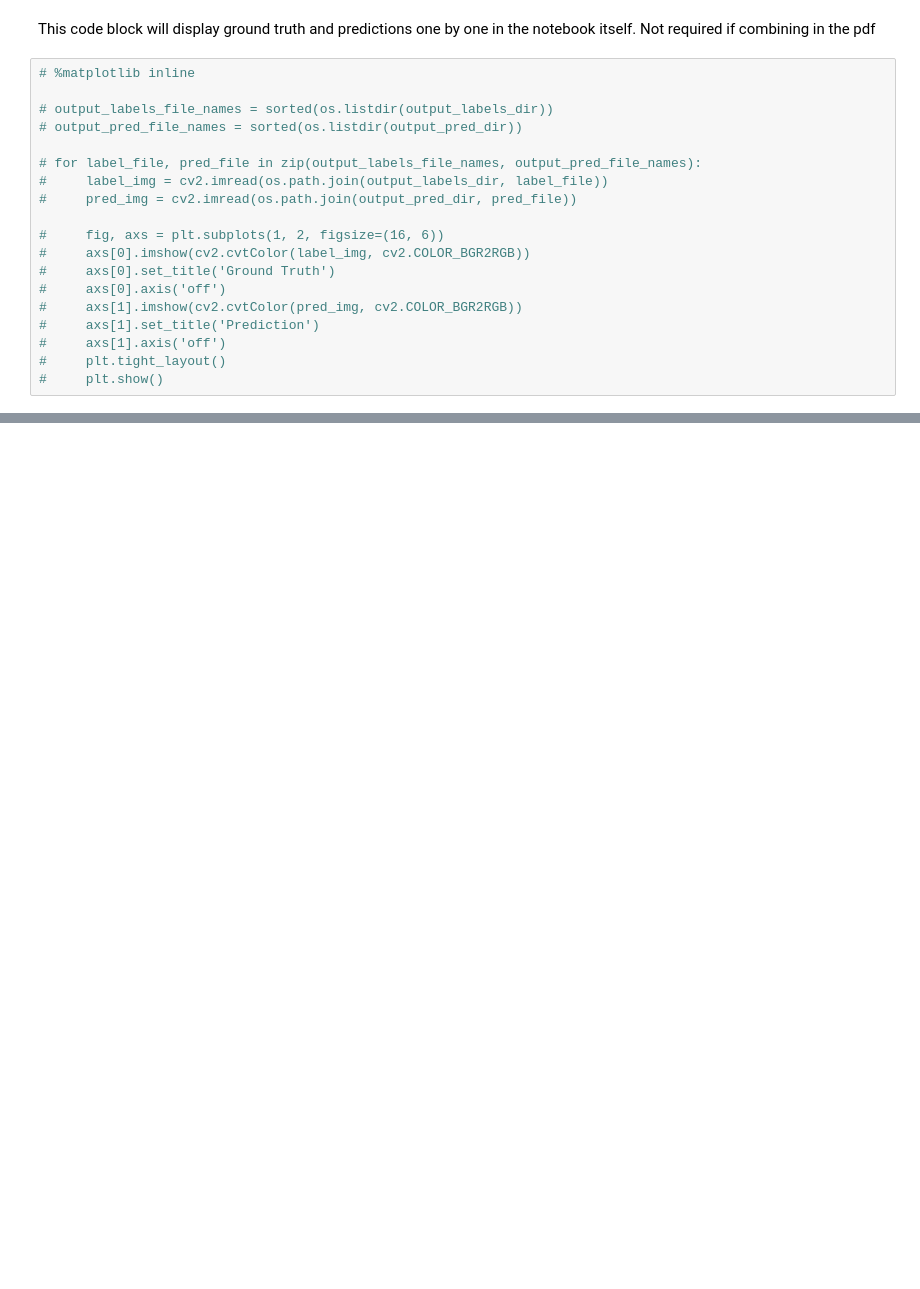
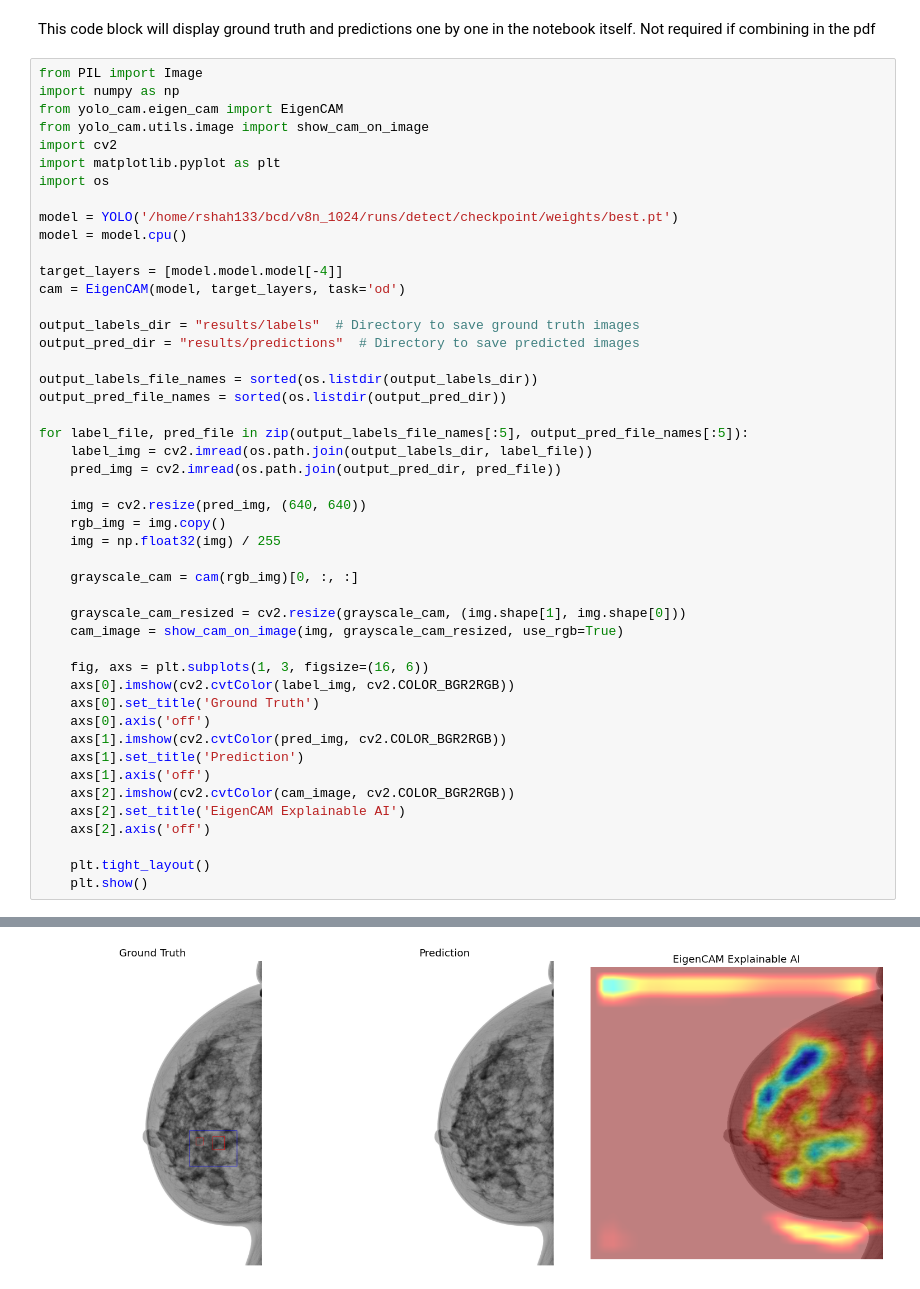
Before and after one commit to Rhy-Shah/BreastCancerDetection, a Jupyter notebook: v8n_1024/v8s_1024.ipynb, the cells around one changed output, grey strips where cells are left out. Cells and saved outputs as stored; diff of their text form; blank space fills up the shorter version.

```diff
--- a/v8n_1024/v8s_1024.ipynb
+++ b/v8n_1024/v8s_1024.ipynb
@@ -355,21 +383,50 @@ print(f"{c} prediction images saved in {pdf_file_path}")
 # %% [markdown]
 This code block will display ground truth and predictions one by one in the notebook itself. Not required if combining in the pdf
 # %%
-# %matplotlib inline
+from PIL import Image
+import numpy as np
+from yolo_cam.eigen_cam import EigenCAM
+from yolo_cam.utils.image import show_cam_on_image
+import cv2
+import matplotlib.pyplot as plt
+import os
 
-# output_labels_file_names = sorted(os.listdir(output_labels_dir))
-# output_pred_file_names = sorted(os.listdir(output_pred_dir))
+model = YOLO('/home/rshah133/bcd/v8n_1024/runs/detect/checkpoint/weights/best.pt')
+model = model.cpu()
 
-# for label_file, pred_file in zip(output_labels_file_names, output_pred_file_names):
-#     label_img = cv2.imread(os.path.join(output_labels_dir, label_file))
-#     pred_img = cv2.imread(os.path.join(output_pred_dir, pred_file))
+target_layers = [model.model.model[-4]]
+cam = EigenCAM(model, target_layers, task='od')
 
-#     fig, axs = plt.subplots(1, 2, figsize=(16, 6))
-#     axs[0].imshow(cv2.cvtColor(label_img, cv2.COLOR_BGR2RGB))
-#     axs[0].set_title('Ground Truth')
-#     axs[0].axis('off')
-#     axs[1].imshow(cv2.cvtColor(pred_img, cv2.COLOR_BGR2RGB))
-#     axs[1].set_title('Prediction')
-#     axs[1].axis('off')
-#     plt.tight_layout()
-#     plt.show()
+output_labels_dir = "results/labels"  # Directory to save ground truth images
+output_pred_dir = "results/predictions"  # Directory to save predicted images
+
+output_labels_file_names = sorted(os.listdir(output_labels_dir))
+output_pred_file_names = sorted(os.listdir(output_pred_dir))
+
+for label_file, pred_file in zip(output_labels_file_names[:5], output_pred_file_names[:5]):
+    label_img = cv2.imread(os.path.join(output_labels_dir, label_file))
+    pred_img = cv2.imread(os.path.join(output_pred_dir, pred_file))
+
+    img = cv2.resize(pred_img, (640, 640))
+    rgb_img = img.copy()
+    img = np.float32(img) / 255
+
+    grayscale_cam = cam(rgb_img)[0, :, :]
+
+    grayscale_cam_resized = cv2.resize(grayscale_cam, (img.shape[1], img.shape[0]))
+    cam_image = show_cam_on_image(img, grayscale_cam_resized, use_rgb=True)
+
+    fig, axs = plt.subplots(1, 3, figsize=(16, 6))
+    axs[0].imshow(cv2.cvtColor(label_img, cv2.COLOR_BGR2RGB))
+    axs[0].set_title('Ground Truth')
+    axs[0].axis('off')
+    axs[1].imshow(cv2.cvtColor(pred_img, cv2.COLOR_BGR2RGB))
+    axs[1].set_title('Prediction')
+    axs[1].axis('off')
+    axs[2].imshow(cv2.cvtColor(cam_image, cv2.COLOR_BGR2RGB))
+    axs[2].set_title('EigenCAM Explainable AI')
+    axs[2].axis('off')
+
+    plt.tight_layout()
+    plt.show()
+# %% [output]
@@ -375,0 +435 @@ This code block will display ground truth and predictions one by one in the note
+[figure, added]
```
Also changed, not shown: parts of 2 cells of this notebook, 9 other files.
